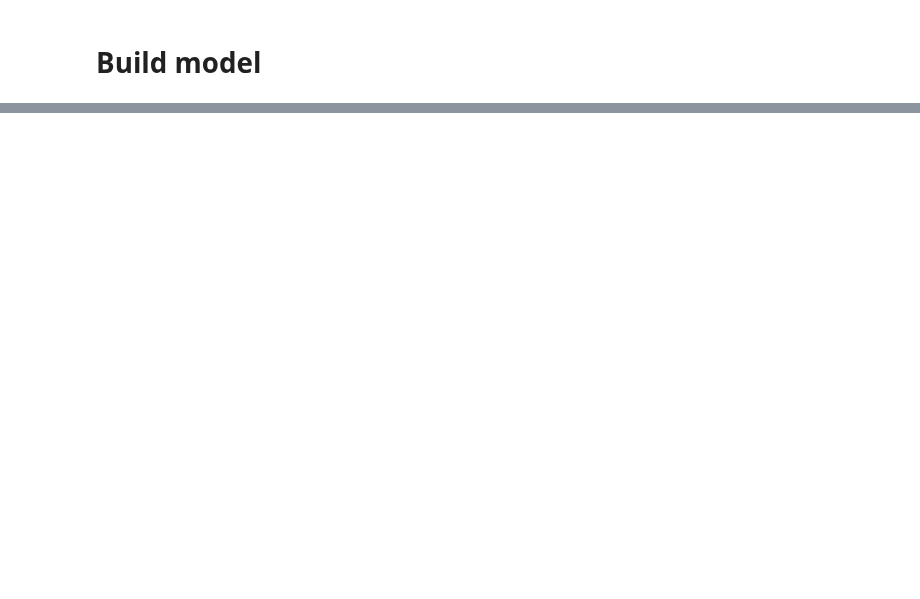
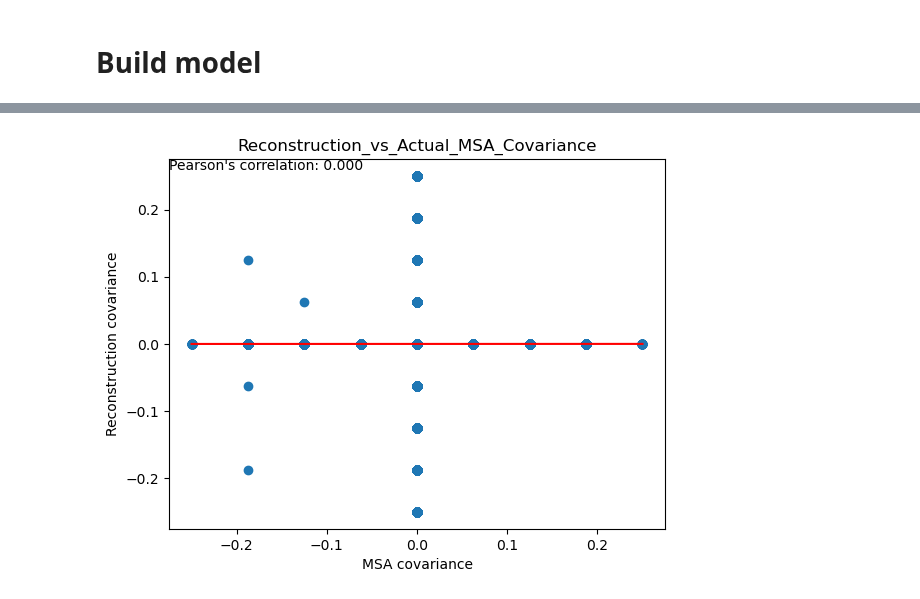
Before and after one commit to SebPorras/MAP_VAE, a Jupyter notebook: notebooks/model_playground.ipynb, the cells around one changed output, grey strips where cells are left out. Cells and saved outputs as stored; diff of their text form; code cells hidden in the pictures; blank space fills up the shorter version.

```diff
--- a/notebooks/model_playground.ipynb
+++ b/notebooks/model_playground.ipynb
@@ -46,7 +49,7 @@ device
 # %%
 from pathlib import Path
 DATA_PATH = "/Users/sebs_mac/uni_OneDrive/honours/data/gfp_alns/independent_runs/no_synthetic/alns/"
-filepath = DATA_PATH + 'GFP_AEQVI_full_04-29-2022_b08_ancestors_extants_no_syn.aln'
+filepath = DATA_PATH + 'GFP_AEQVI_full_04-29-2022_b08_extants_no_syn.aln'
 aln = st.read_aln_file(filepath)
 aln.head()
 # %% [output]
@@ -149,6 +78,7 @@ msa.shape
 # %%
 from evoVAE.utils.seq_tools import encode_and_weight_seqs
 
-
-code, weight = encode_and_weight_seqs(aln['sequence'], 0.2)
+code, weight = encode_and_weight_seqs(aln, 0.2)
 aln['weight'] = weight
+aln = aln[:]
+aln
@@ -201,3 +240,38 @@ for encoding, weights, _ in train_loader:
+# %%
+import matplotlib.pyplot as plt
+
+fig, ax = plt.subplots()
+
+plt.scatter(actual_covar, predicted_covar)
+plt.xlabel("MSA covariance")
+plt.ylabel("Reconstruction covariance")
+slope, intercept = np.polyfit(actual_covar, predicted_covar, deg=1)
+x = np.arange(min([actual_covar.min(), predicted_covar.min()]), max([actual_covar.max(), predicted_covar.max()]) + 0.1, 0.1)
+regression_line = slope * x + intercept
+
+# Calculate correlation coefficient, use [0,1] to not take from diagnonal
+correlation_coefficient = np.corrcoef(actual_covar, predicted_covar)[
+    0, 1
+]
+
+# Display correlation value
+plt.text(
+    plt.xlim()[0],
+    plt.ylim()[1],
+    f"Pearson's correlation: {correlation_coefficient:.3f}",
+    va="top",
+)
+
+plt.title("Reconstruction_vs_Actual_MSA_Covariance")
+plt.plot(x, regression_line, color="red")
+
+filename = outfile + "_covar.png"
+plt.savefig(filename)
+
+
+#print(ids, x_hats)
+# %% [output]
+[figure, added]
 # %%
 # very small nummy data
 dummy = next(iter(train_loader))[0].float()
```
Also changed, not shown: parts of 15 cells of this notebook, 4 other files.
